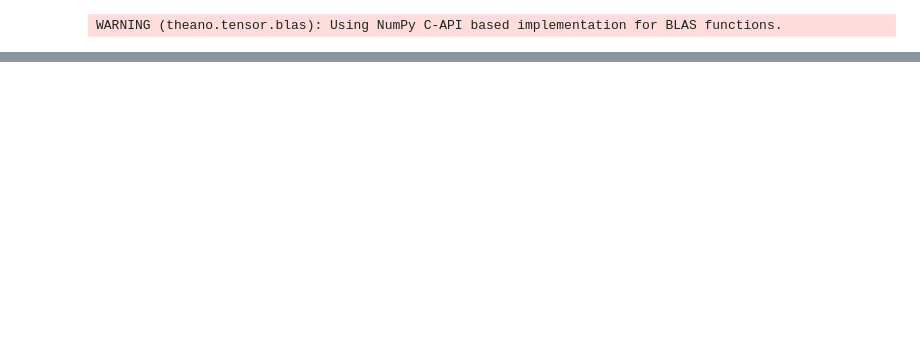
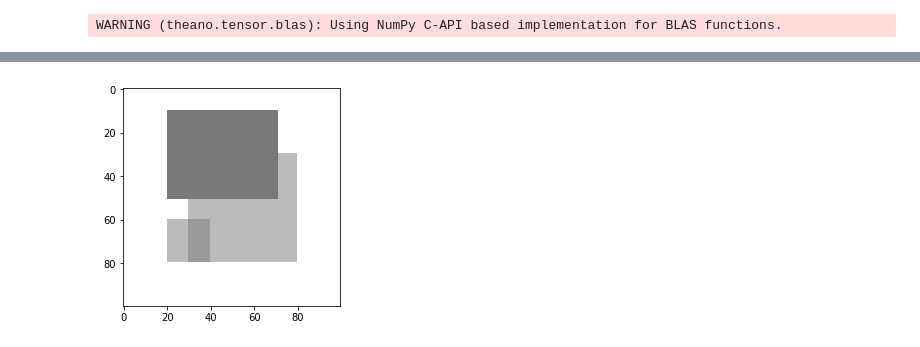
Before and after one commit to mighty1231/BayesianOnImage, a Jupyter notebook: Untitled1.ipynb, the cells around one changed output, grey strips where cells are left out. Drawn from its saved outputs; the diff is of its cells as text; code cells hidden in the pictures; blank space fills up the shorter version.

```diff
--- a/Untitled1.ipynb
+++ b/Untitled1.ipynb
@@ -131,0 +226,10 @@ print(k.shape)
+# %%
+a = np.zeros((100, 100), np.uint8)
+a[:, :] = 255
+cv2.rectangle(a, (20, 10), (70, 50), 122, -1)
+a[30:80, 30:80] = 0.5 * a[30:80, 30:80] + 60
+a[60:80, 20:40] = 0.5 * a[60:80, 20:40] + 60
+plt.imshow(a, cmap='gray', vmin = 0, vmax = 255)
+plt.show()
+# %% [output]
+[figure, added]
```
Also changed, not shown: parts of 9 cells of this notebook.
